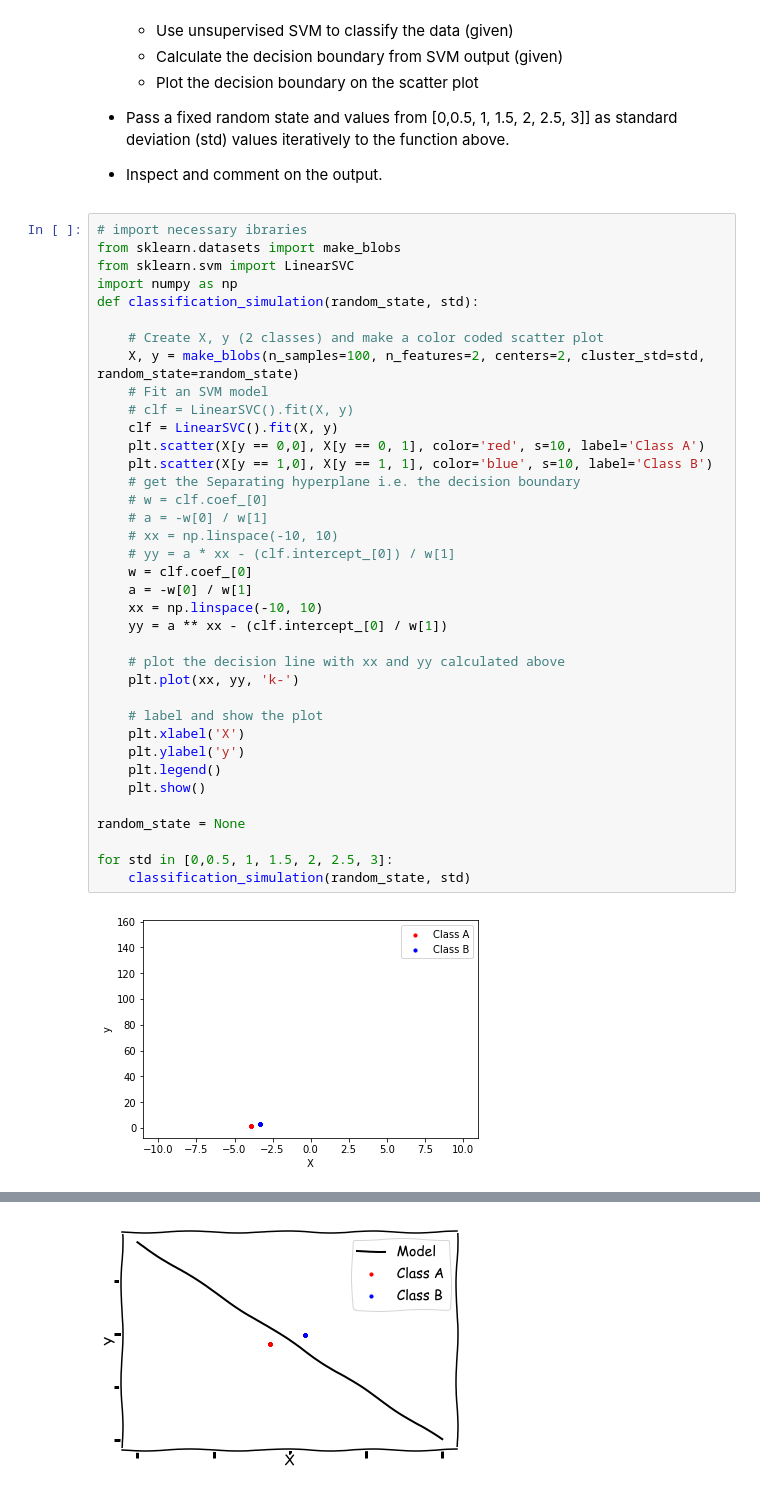
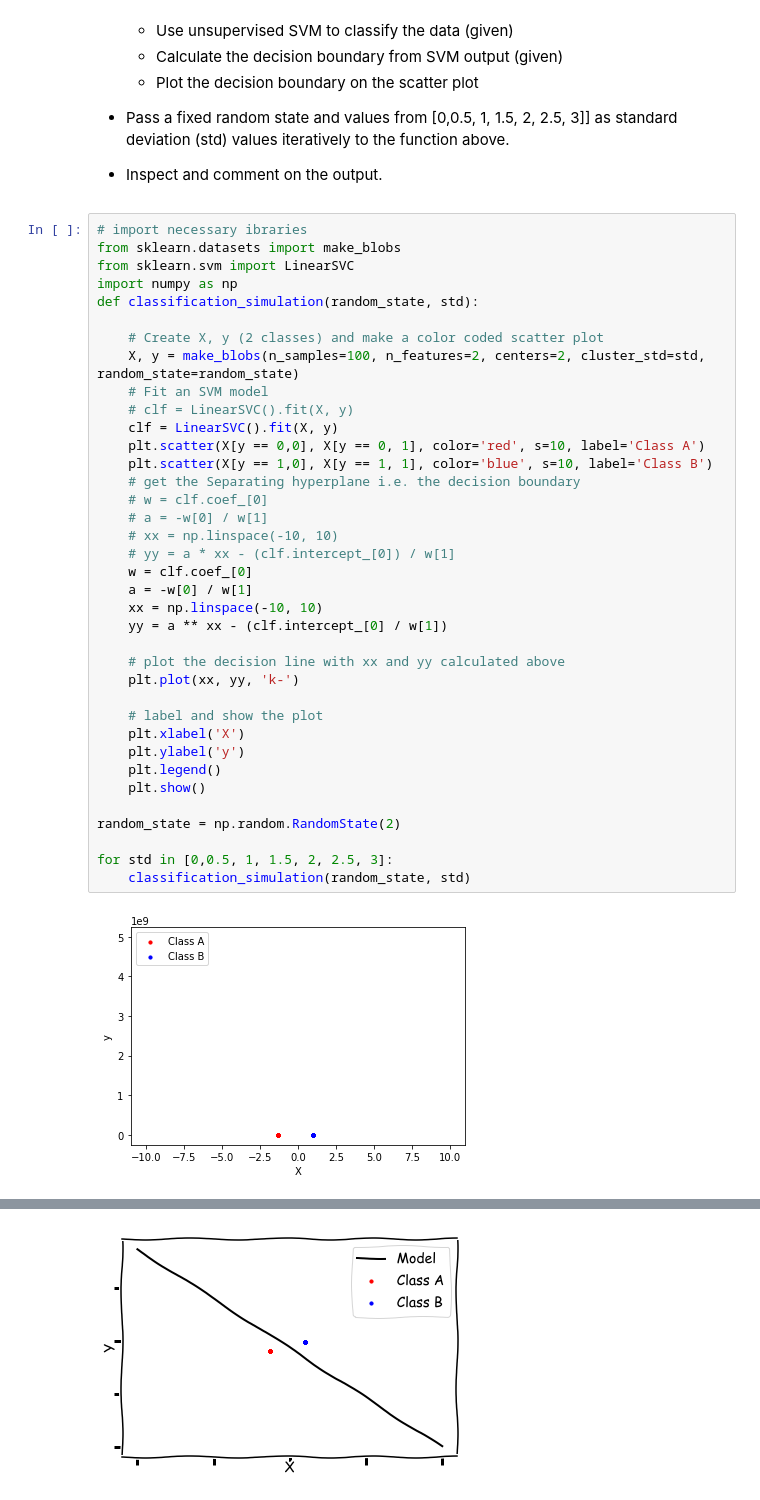
Before and after one commit to worldyne/dsc-2-23-06-data-generation-process-lab-seattle-ds-career-040119, a Jupyter notebook: index.ipynb, the cells around one changed output, grey strips where cells are left out. Cells and saved outputs as stored; diff of their text form.

```diff
--- a/index.ipynb
+++ b/index.ipynb
@@ -92,32 +92,32 @@ def classification_simulation(random_state, std):
     # Create X, y (2 classes) and make a color coded scatter plot
     X, y = make_blobs(n_samples=100, n_features=2, centers=2, cluster_std=std, random_state=random_state)
     # Fit an SVM model
     # clf = LinearSVC().fit(X, y)
     clf = LinearSVC().fit(X, y)
     plt.scatter(X[y == 0,0], X[y == 0, 1], color='red', s=10, label='Class A')
     plt.scatter(X[y == 1,0], X[y == 1, 1], color='blue', s=10, label='Class B')
     # get the Separating hyperplane i.e. the decision boundary
     # w = clf.coef_[0]
     # a = -w[0] / w[1]
     # xx = np.linspace(-10, 10)
     # yy = a * xx - (clf.intercept_[0]) / w[1]
     w = clf.coef_[0]
     a = -w[0] / w[1]
     xx = np.linspace(-10, 10)
     yy = a ** xx - (clf.intercept_[0] / w[1])
 
     # plot the decision line with xx and yy calculated above
     plt.plot(xx, yy, 'k-')
 
     # label and show the plot
     plt.xlabel('X')
     plt.ylabel('y')
     plt.legend()
     plt.show()
 
-random_state = None
+random_state = np.random.RandomState(2)
 
 for std in [0,0.5, 1, 1.5, 2, 2.5, 3]:
     classification_simulation(random_state, std)
 # %% [output]
-[figure, old version]
+[figure, new version]
```
Also changed, not shown: parts of 1 cell of this notebook.
